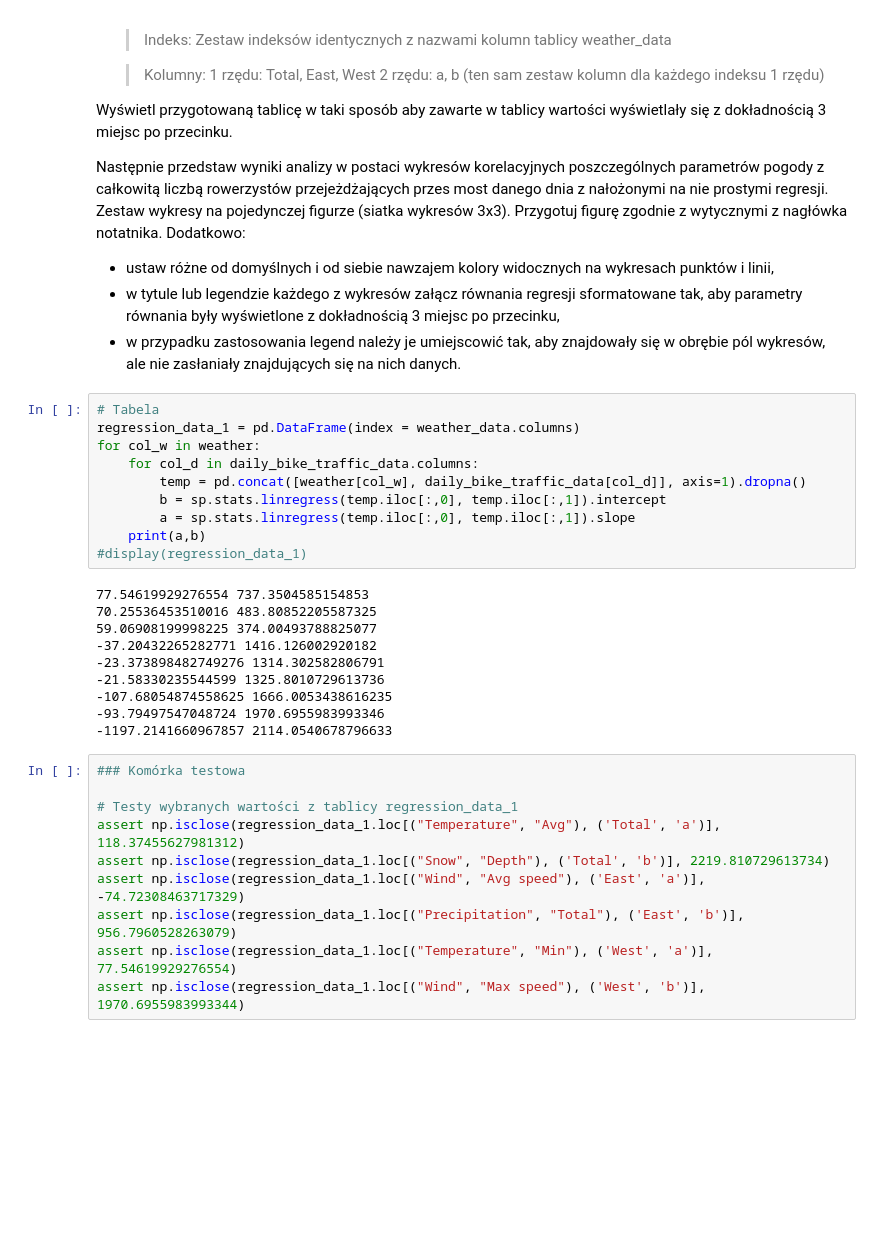
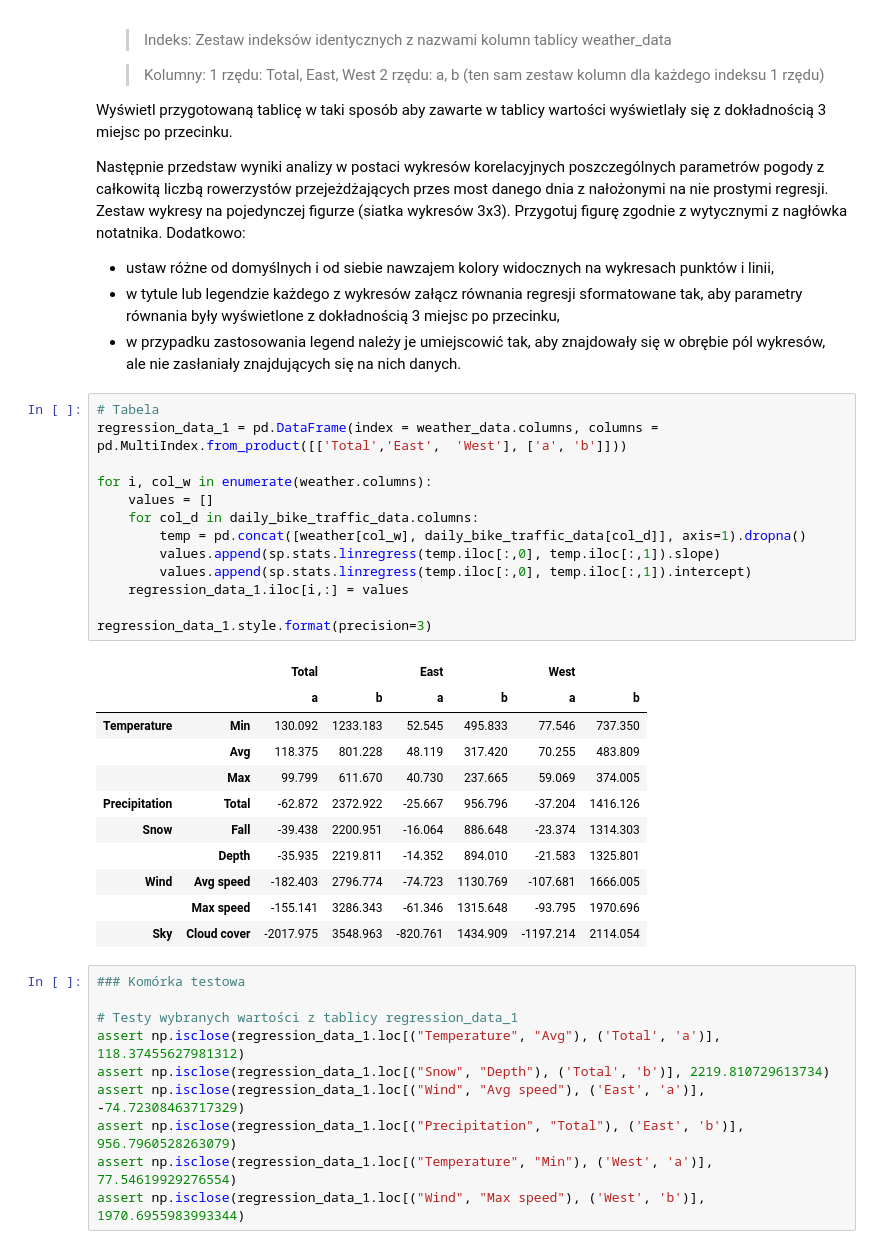
Before and after one commit to kubanskan/AGHCourse-DataAnalysisPython, a Jupyter notebook: Project3-DescriptiveStatisticsPart3/ZZ03_CZ03.ipynb, the cells around one changed output. Drawn from its saved outputs; the diff is of its cells as text; blank space fills up the shorter version.

```diff
--- a/Project3-DescriptiveStatisticsPart3/ZZ03_CZ03.ipynb
+++ b/Project3-DescriptiveStatisticsPart3/ZZ03_CZ03.ipynb
@@ -195,24 +196,29 @@ Następnie przedstaw wyniki analizy w postaci wykresów korelacyjnych poszczegó
 - w przypadku zastosowania legend należy je umiejscowić tak, aby znajdowały się w obrębie pól wykresów, ale nie zasłaniały znajdujących się na nich danych.
 # %%
 # Tabela
-regression_data_1 = pd.DataFrame(index = weather_data.columns)
-for col_w in weather:
+regression_data_1 = pd.DataFrame(index = weather_data.columns, columns = pd.MultiIndex.from_product([['Total','East',  'West'], ['a', 'b']]))
+
+for i, col_w in enumerate(weather.columns):
+    values = []
     for col_d in daily_bike_traffic_data.columns:
         temp = pd.concat([weather[col_w], daily_bike_traffic_data[col_d]], axis=1).dropna()
-        b = sp.stats.linregress(temp.iloc[:,0], temp.iloc[:,1]).intercept
-        a = sp.stats.linregress(temp.iloc[:,0], temp.iloc[:,1]).slope
-    print(a,b)
-#display(regression_data_1)
+        values.append(sp.stats.linregress(temp.iloc[:,0], temp.iloc[:,1]).slope)
+        values.append(sp.stats.linregress(temp.iloc[:,0], temp.iloc[:,1]).intercept)
+    regression_data_1.iloc[i,:] = values
+
+regression_data_1.style.format(precision=3)
 # %% [output]
-77.54619929276554 737.3504585154853
-70.25536453510016 483.80852205587325
-59.06908199998225 374.00493788825077
--37.20432265282771 1416.126002920182
--23.373898482749276 1314.302582806791
--21.58330235544599 1325.8010729613736
--107.68054874558625 1666.0053438616235
--93.79497547048724 1970.6955983993346
--1197.2141660967857 2114.0540678796633
+|  |  | Total |  | East |  | West |  |
+|  |  | a | b | a | b | a | b |
+| Temperature | Min | 130.092 | 1233.183 | 52.545 | 495.833 | 77.546 | 737.350 |
+|  | Avg | 118.375 | 801.228 | 48.119 | 317.420 | 70.255 | 483.809 |
+|  | Max | 99.799 | 611.670 | 40.730 | 237.665 | 59.069 | 374.005 |
+| Precipitation | Total | -62.872 | 2372.922 | -25.667 | 956.796 | -37.204 | 1416.126 |
+| Snow | Fall | -39.438 | 2200.951 | -16.064 | 886.648 | -23.374 | 1314.303 |
+|  | Depth | -35.935 | 2219.811 | -14.352 | 894.010 | -21.583 | 1325.801 |
+| Wind | Avg speed | -182.403 | 2796.774 | -74.723 | 1130.769 | -107.681 | 1666.005 |
+|  | Max speed | -155.141 | 3286.343 | -61.346 | 1315.648 | -93.795 | 1970.696 |
+| Sky | Cloud cover | -2017.975 | 3548.963 | -820.761 | 1434.909 | -1197.214 | 2114.054 |
 # %%
 ### Komórka testowa
 
```
Also changed, not shown: parts of 4 cells of this notebook.
